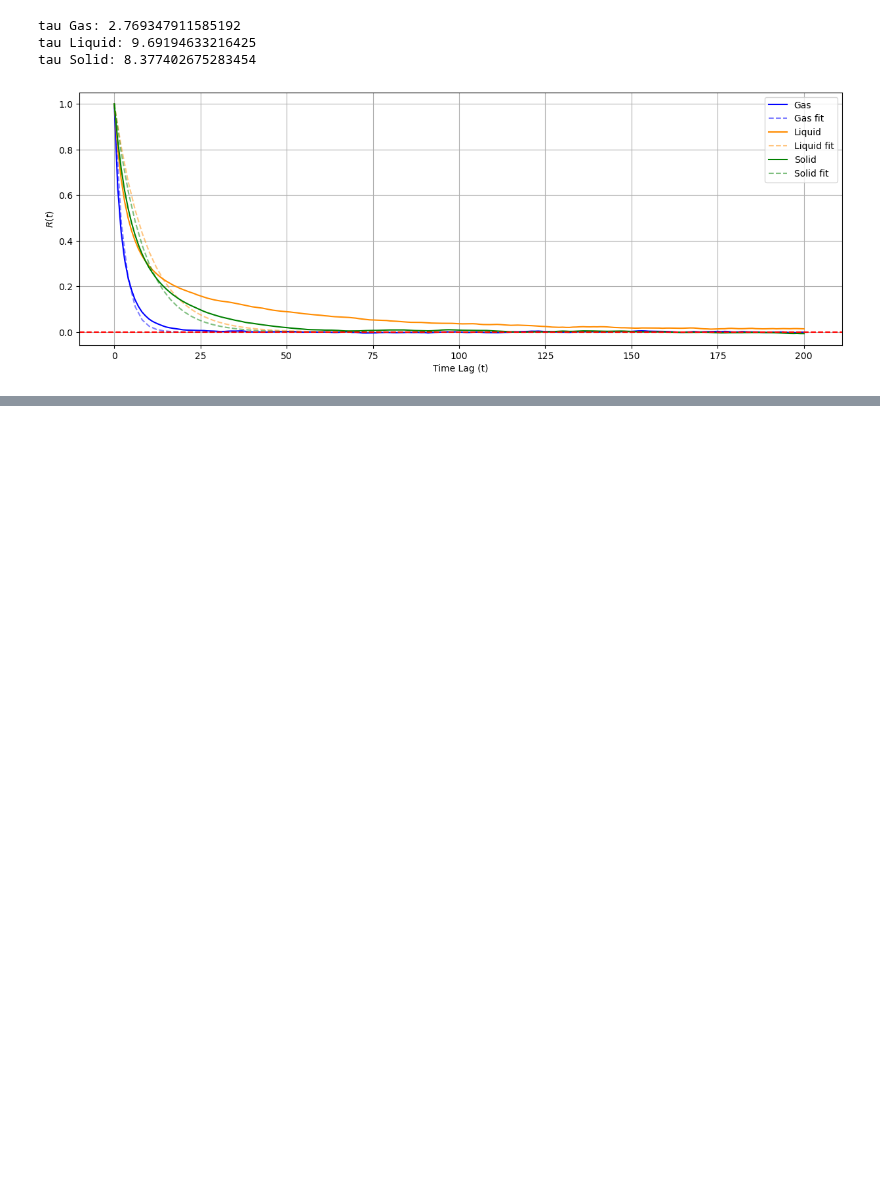
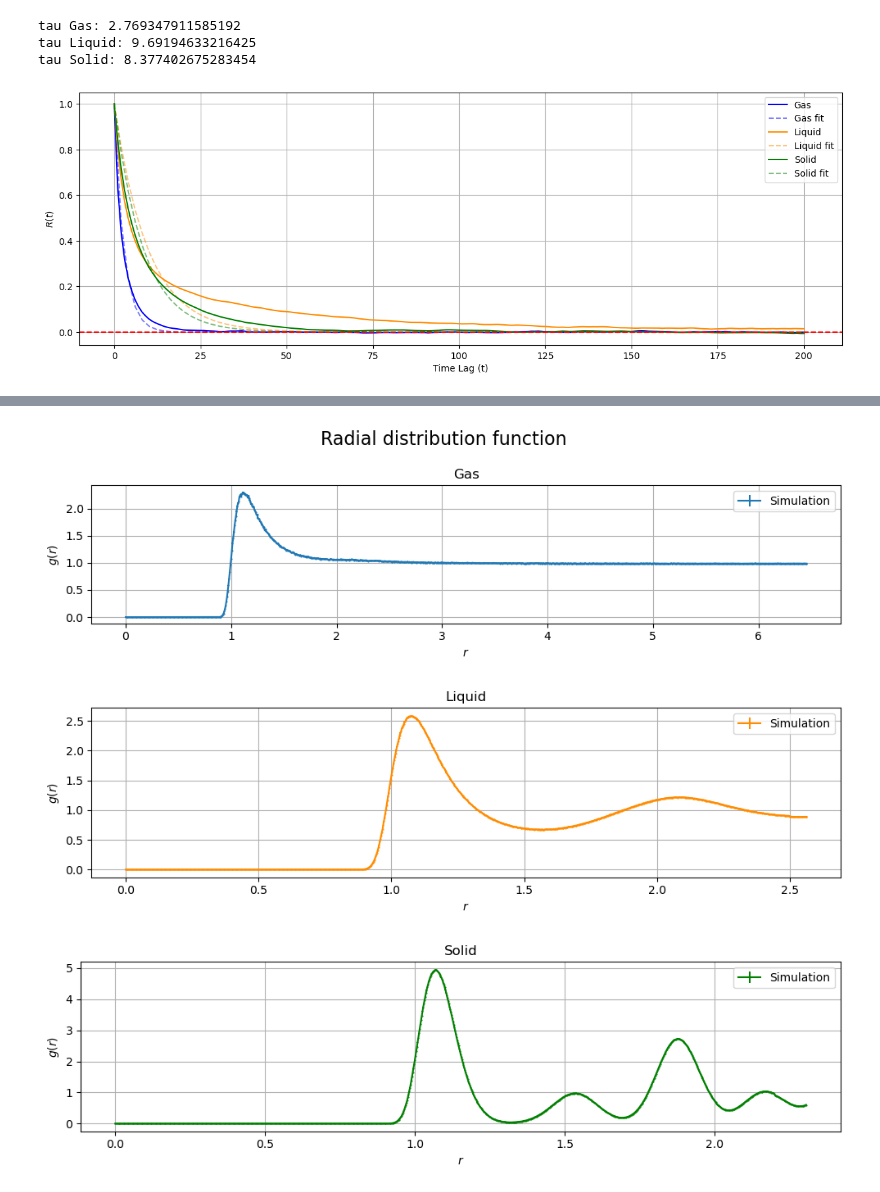
Before and after one commit to matteopicciolini/Numeric-Simulation-Laboratory, a Jupyter notebook: JupyterNotebooks/Exercises_07.ipynb, the cells around one changed output, grey strips where cells are left out. Saved outputs shown, nothing was run; the diff lists cells and outputs as text; code cells hidden in the pictures; blank space fills up the shorter version.

```diff
--- a/JupyterNotebooks/Exercises_07.ipynb
+++ b/JupyterNotebooks/Exercises_07.ipynb
@@ -220 +235,47 @@ Solid completed
+# %%
+#GAS
+plt.figure(figsize = (10,3))
+x_label, progressive_sum, progressive_error = np.loadtxt('../Data/07.1_gas_1.20_finalGr.dat', unpack = True, usecols = (0, 1, 2))
+plt.errorbar(x_label, progressive_sum, yerr = progressive_error, marker = 'o', markersize = 0.5, label = 'Simulation')
+plt.title('Gas')
+plt.ylabel('$g(r)$')
+plt.xlabel('$r$')
+plt.legend()
+plt.grid()
+
+plt.suptitle('Radial distribution function', fontsize = 16)
+plt.tight_layout()
+plt.show()
+
+
+#LIQUID
+plt.figure(figsize = (10,3))
+x_label, progressive_sum, progressive_error = np.loadtxt('../Data/07.1_liquid_1.10_finalGr.dat', unpack = True, usecols = (0, 1, 2))
+plt.errorbar(x_label, progressive_sum, yerr = progressive_error, marker = 'o', markersize = 0.5, label = 'Simulation', color = 'darkorange')
+plt.title('Liquid')
+plt.ylabel('$g(r)$')
+plt.xlabel('$r$')
+plt.legend()
+plt.grid()
+
+plt.tight_layout()
+plt.show()
+
+
+#SOLID
+plt.figure(figsize = (10,3))
+x_label, progressive_sum, progressive_error = np.loadtxt('../Data/07.1_solid_0.80_finalGr.dat', unpack = True, usecols = (0, 1, 2))
+plt.errorbar(x_label, progressive_sum, yerr = progressive_error, marker = 'o', markersize = 0.5, label = 'Simulation', color = 'green')
+plt.title('Solid')
+plt.ylabel('$g(r)$')
+plt.xlabel('$r$')
+plt.legend()
+plt.grid()
+
+plt.tight_layout()
+plt.show()
+# %% [output]
+[figure, added]
+[figure, added]
+[figure, added]
 # %% [markdown]
```
Also changed, not shown: parts of 5 cells of this notebook, 32 other files.
